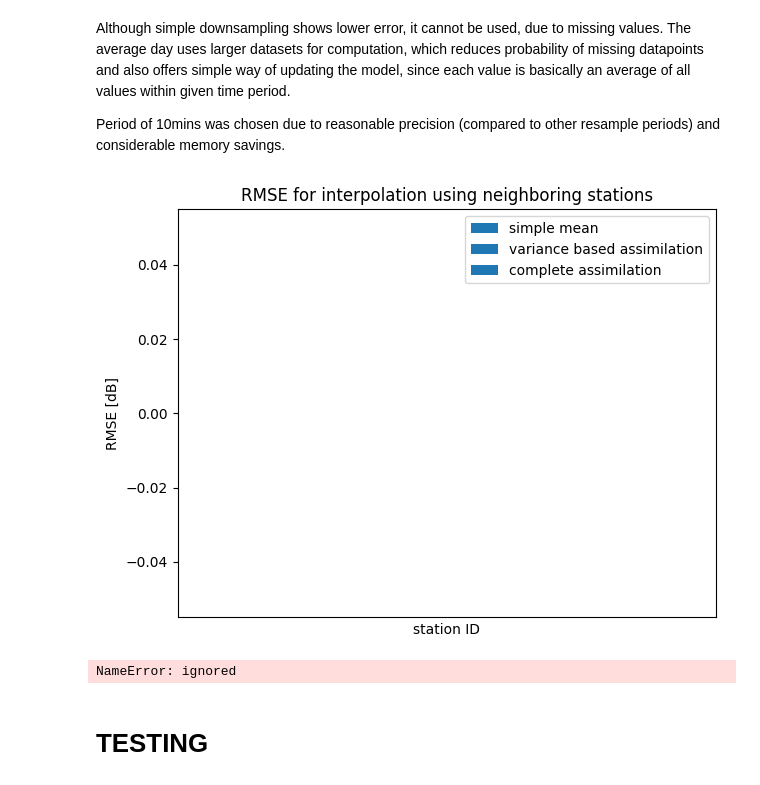
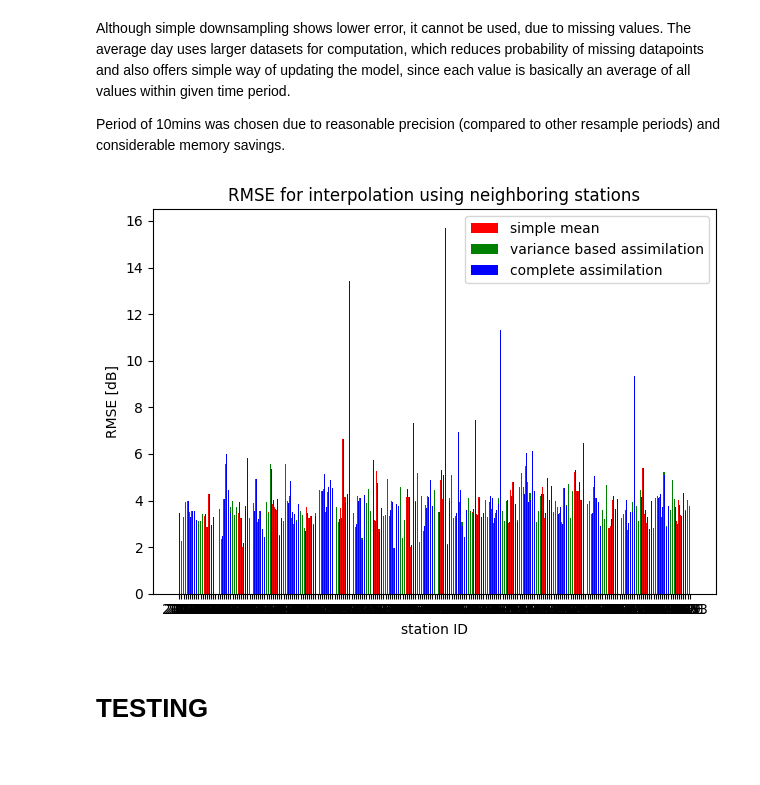
Before and after one commit to fahaerte/LSIES-FinalAssignment, a Jupyter notebook: Task1_Interpolation.ipynb, the cells around one changed output. Drawn from its saved outputs; the diff is of its cells as text; code cells hidden in the pictures.

```diff
--- a/Task1_Interpolation.ipynb
+++ b/Task1_Interpolation.ipynb
@@ -1,7 +1,7 @@
 # %%
 # Environment variables
-drive = False
-install_packages = False
+drive = True
+install_packages = True
 
 # If necessary, install packages
 if install_packages:
@@ -30,7 +30,7 @@ warnings.simplefilter(action='ignore', category=pd.errors.SettingWithCopyWarning
 if drive:
   from google.colab import drive
   drive.mount('/content/drive')
-  %cd /content/drive/MyDrive/Colab\ Notebooks/LSIES
+  %cd /content/drive/MyDrive/LSIS
 
 from Helper_funcs import *
 from SensorPositions_Func import *
@@ -38,7 +38,7 @@ from SVD_Func import *
 
 # Depending on the environemnt, set directory to data
 if drive:
-  dir_path = '/content/drive/MyDrive/data/'
+  dir_path = '/content/drive/MyDrive/LSIS/data/'
 else :
   dir_path = './data/'
 
@@ -590,8 +608,9 @@ for id in IDs:
         rmses.append(rmset)
         xx.append(id)
 
-temp_df = df_endd_mean_n.astype('float').interpolate(method='nearest')
-df_endd_mean_n = temp_df.interpolate(limit_area=None, method='backfill')
+df_endd_mean_n = df_endd_mean_n.astype('float').interpolate(method='nearest')
+df_endd_mean_n = df_endd_mean_n.interpolate(limit_area=None, method='bfill')
+df_endd_mean_n = df_endd_mean_n.interpolate(limit_area=None, method='ffill');
 
 try:
   del beta, alpha, lag, betas, alphas, lags, df_endd_mean
@@ -630,8 +649,9 @@ for id in IDs:
 
 
 
-temp_df = df_workd_mean_n.astype('float').interpolate(method='nearest')
-df_workd_mean_n = temp_df.interpolate(limit_area=None, method='backfill')
+df_workd_mean_n = df_workd_mean_n.astype('float').interpolate(method='nearest')
+df_workd_mean_n = df_workd_mean_n.interpolate(limit_area=None, method='bfill')
+df_workd_mean_n = df_workd_mean_n.interpolate(limit_area=None, method='ffill')
 
 try:
   del beta, alpha, lag, betas, alphas, lags, df_workd_mean, df_neighbor_temp
@@ -740,34 +760,32 @@ for id in IDs:
         df_complete_temp, rmset = fill_missing_values_assim(single_df, group_df, lags, betas, alphas)
         df_data_complete[id] = df_complete_temp
         rmses.append(rmset)
-        xx.append(id)
 # %%
 fig, ax = plt.subplots(1,1)
 
 arr2 = []
 
 for i in range(0,len(rmses)):
     if len(rmses[i]) > 0:
         arr2.append(rmses[i][0])
     else:
         arr2.append(0)
 
-#X = np.arange(len(xx)/)
+X = np.arange(len(xx))
 
 ax.set_xlabel('station ID')
 ax.set_ylabel('RMSE [dB]')
 ax.bar(X-.18, arr0, color='r', width = 0.33)
 ax.bar(X, arr1, color='g', width = 0.33, tick_label=xx)
 ax.bar(X+.18, arr2, color='b', width = 0.33)
 ax.set_title('RMSE for interpolation using neighboring stations')
 ax.legend(['simple mean', 'variance based assimilation', 'complete assimilation'])
 
 
 fig.tight_layout()
 plt.show()
 
 del rmses, rmses1, rmset, X, xx, ftup
 # %% [output]
-[figure, old version]
+[figure, new version]
-NameError: ignored
 # %%
```
Also changed, not shown: parts of 12 cells of this notebook.
